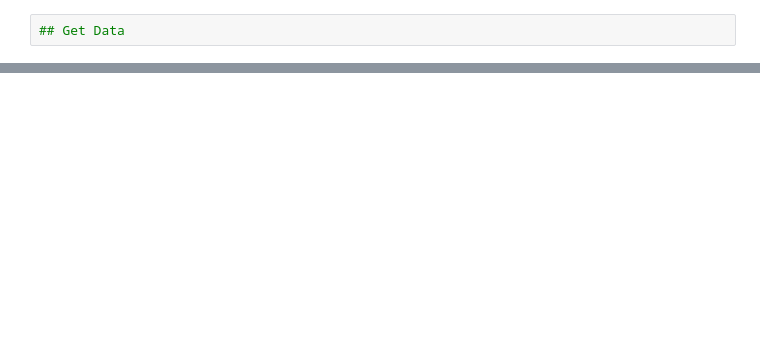
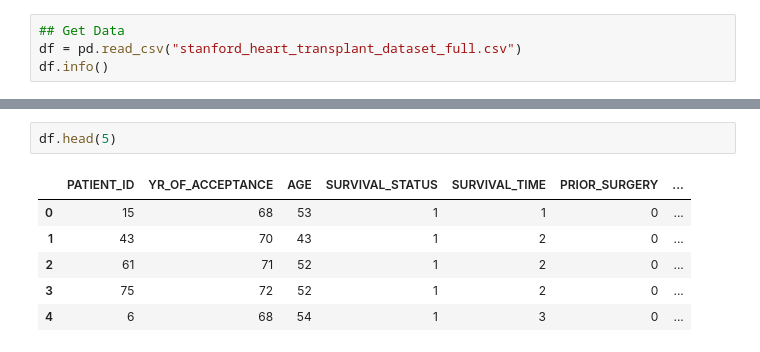
Before and after one commit to abhishekde95/Projects, a Jupyter notebook: DS/survival_analysis/2024_05_18_survival_analysis.ipynb, the cells around one changed output, grey strips where cells are left out. Saved outputs shown, nothing was run; the diff lists cells and outputs as text; blank space fills up the shorter version.

```diff
--- a/DS/survival_analysis/2024_05_18_survival_analysis.ipynb
+++ b/DS/survival_analysis/2024_05_18_survival_analysis.ipynb
@@ -9,2 +10,4 @@ ModuleNotFoundError: No module named 'matplotlib'
 # %%
 ## Get Data
+df = pd.read_csv("stanford_heart_transplant_dataset_full.csv")
+df.info()
@@ -10,0 +33,9 @@ ModuleNotFoundError: No module named 'matplotlib'
+# %%
+df.head(5)
+# %% [output]
+|  | PATIENT_ID | YR_OF_ACCEPTANCE | AGE | SURVIVAL_STATUS | SURVIVAL_TIME | PRIOR_SURGERY | ... |
+| 0 | 15 | 68 | 53 | 1 | 1 | 0 | ... |
+| 1 | 43 | 70 | 43 | 1 | 2 | 0 | ... |
+| 2 | 61 | 71 | 52 | 1 | 2 | 0 | ... |
+| 3 | 75 | 72 | 52 | 1 | 2 | 0 | ... |
+| 4 | 6 | 68 | 54 | 1 | 3 | 0 | ... |
```
Also changed, not shown: parts of 16 cells of this notebook.
